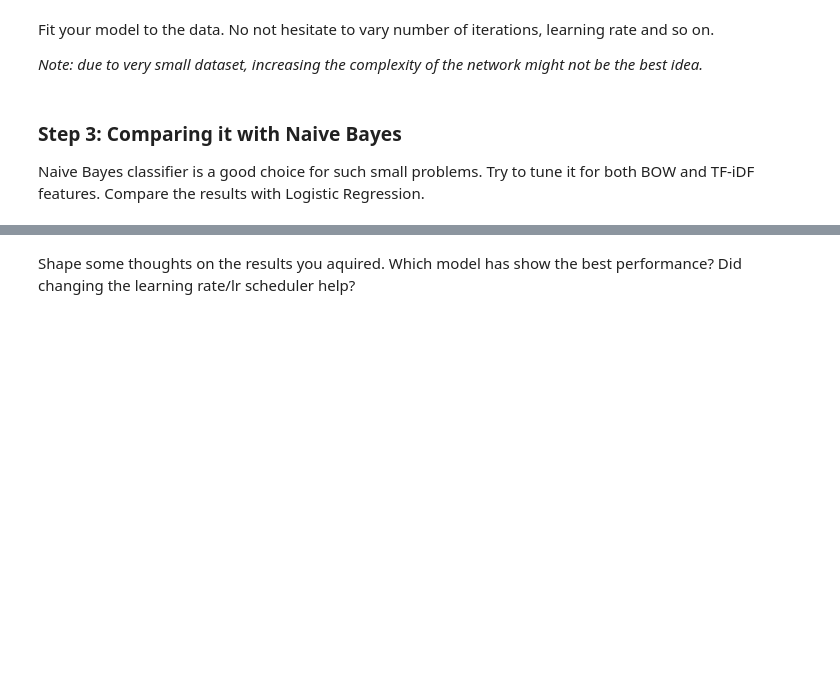
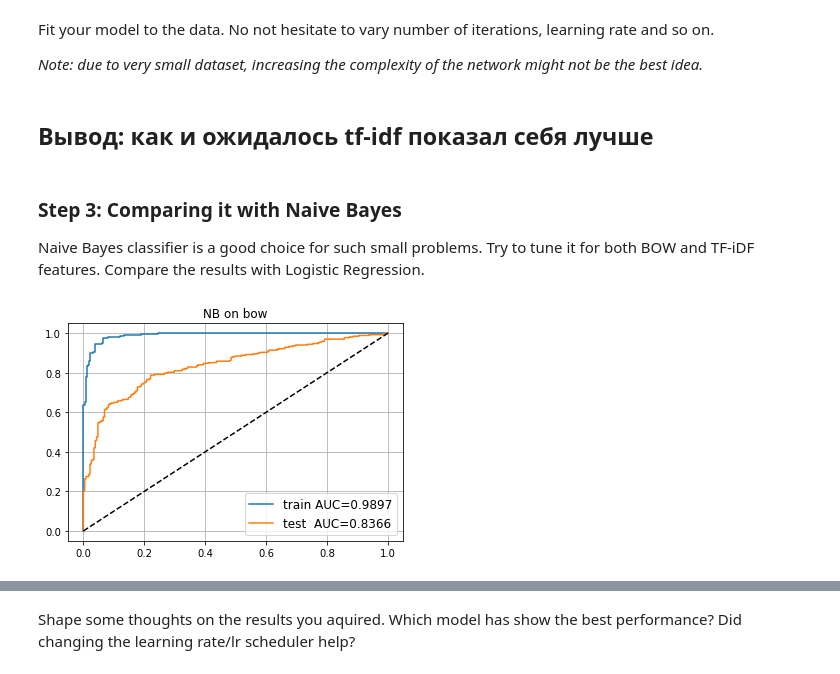
Before and after one commit to voiteshonok/made_nlp_course, a Jupyter notebook: homeworks/homework01_word_vectors/homework01_texts.ipynb, the cells around one changed output, grey strips where cells are left out. Drawn from its saved outputs; the diff is of its cells as text; code cells hidden in the pictures; blank space fills up the shorter version.

```diff
--- a/homeworks/homework01_word_vectors/homework01_texts.ipynb
+++ b/homeworks/homework01_word_vectors/homework01_texts.ipynb
@@ -407,8 +407,11 @@ loss_function = nn.CrossEntropyLoss()
 opt = torch.optim.Adam(model.parameters())
 lr_scheduler = StepLR(opt, step_size=5)
 # %%
-X_train_tfidf_torch = torch.Tensor([tf_idf_preproccess(x) for x in texts_train])
-X_test_tfidf_torch = torch.Tensor([tf_idf_preproccess(x) for x in texts_test])
+X_train_tfidf = [tf_idf_preproccess(x) for x in texts_train]
+X_test_tfidf = [tf_idf_preproccess(x) for x in texts_test]
+
+X_train_tfidf_torch = torch.Tensor(X_train_tfidf)
+X_test_tfidf_torch = torch.Tensor(X_test_tfidf)
 
 y_train_torch = torch.Tensor(y_train).type(torch.LongTensor)
 y_test_torch = torch.Tensor(y_test).type(torch.LongTensor)
@@ -444,6 +447,8 @@ resetting  l1
 Fit your model to the data. No not hesitate to vary number of iterations, learning rate and so on.
 
 _Note: due to very small dataset, increasing the complexity of the network might not be the best idea._
+# %% [markdown]
+## Вывод: как и ожидалось tf-idf показал себя лучше
 # %% [markdown]
 ### Step 3: Comparing it with Naive Bayes
 
@@ -452,0 +456,19 @@ Naive Bayes classifier is a good choice for such small problems. Try to tune it
+# %%
+from sklearn.naive_bayes import MultinomialNB
+
+clf = MultinomialNB().fit(X_train_bow, y_train)
+
+for name, X, y, model in [
+    ('train', X_train_bow, y_train, clf),
+    ('test ', X_test_bow, y_test, clf)
+]:
+    proba = model.predict_proba(X)[:, 1]
+    auc = roc_auc_score(y, proba)
+    plt.plot(*roc_curve(y, proba)[:2], label='%s AUC=%.4f' % (name, auc))
+
+plt.plot([0, 1], [0, 1], '--', color='black',)
+plt.legend(fontsize='large')
+plt.title("NB on bow")
+plt.grid()
+# %% [output]
+[figure, added]
```
Also changed, not shown: parts of 4 cells of this notebook.
